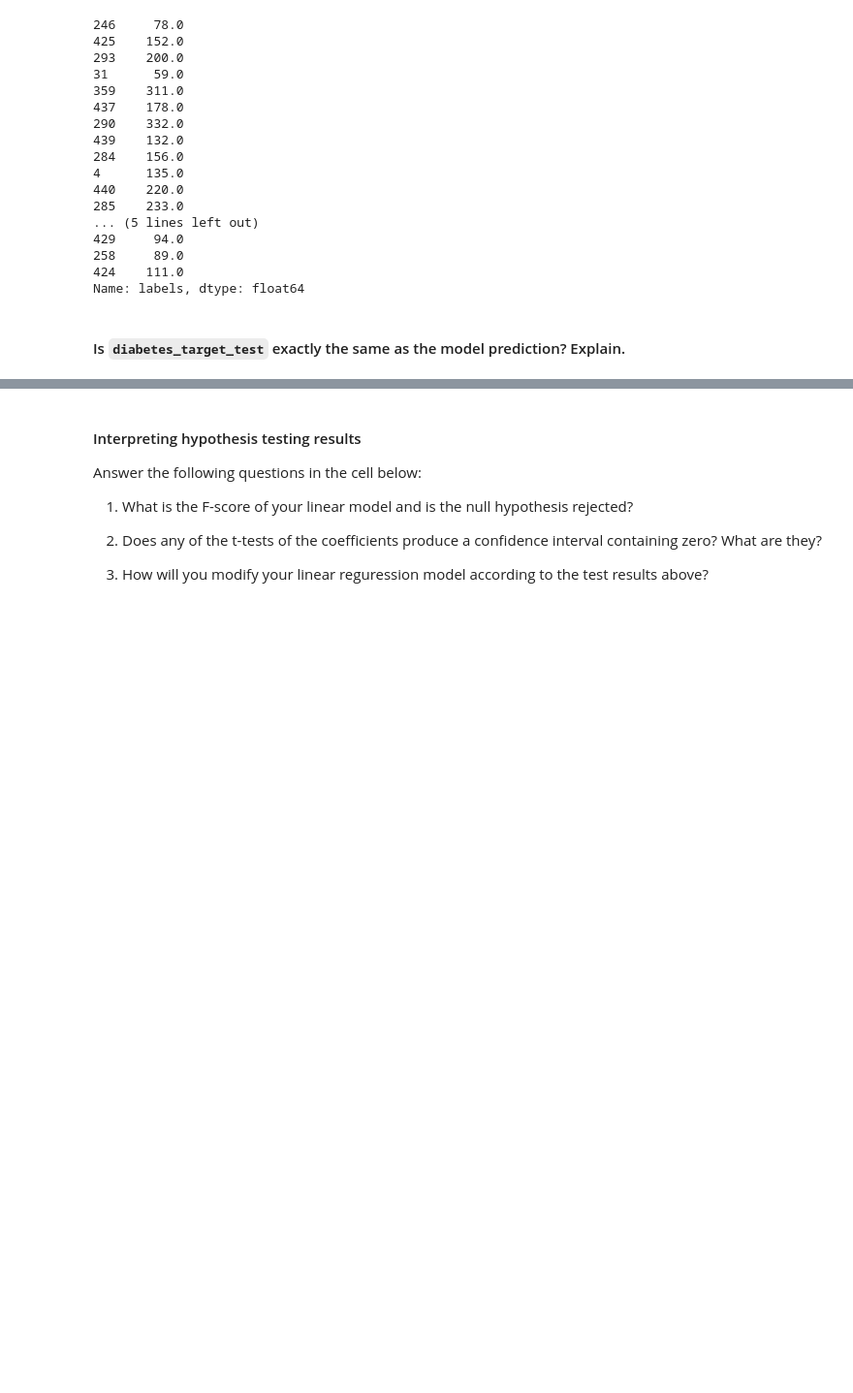
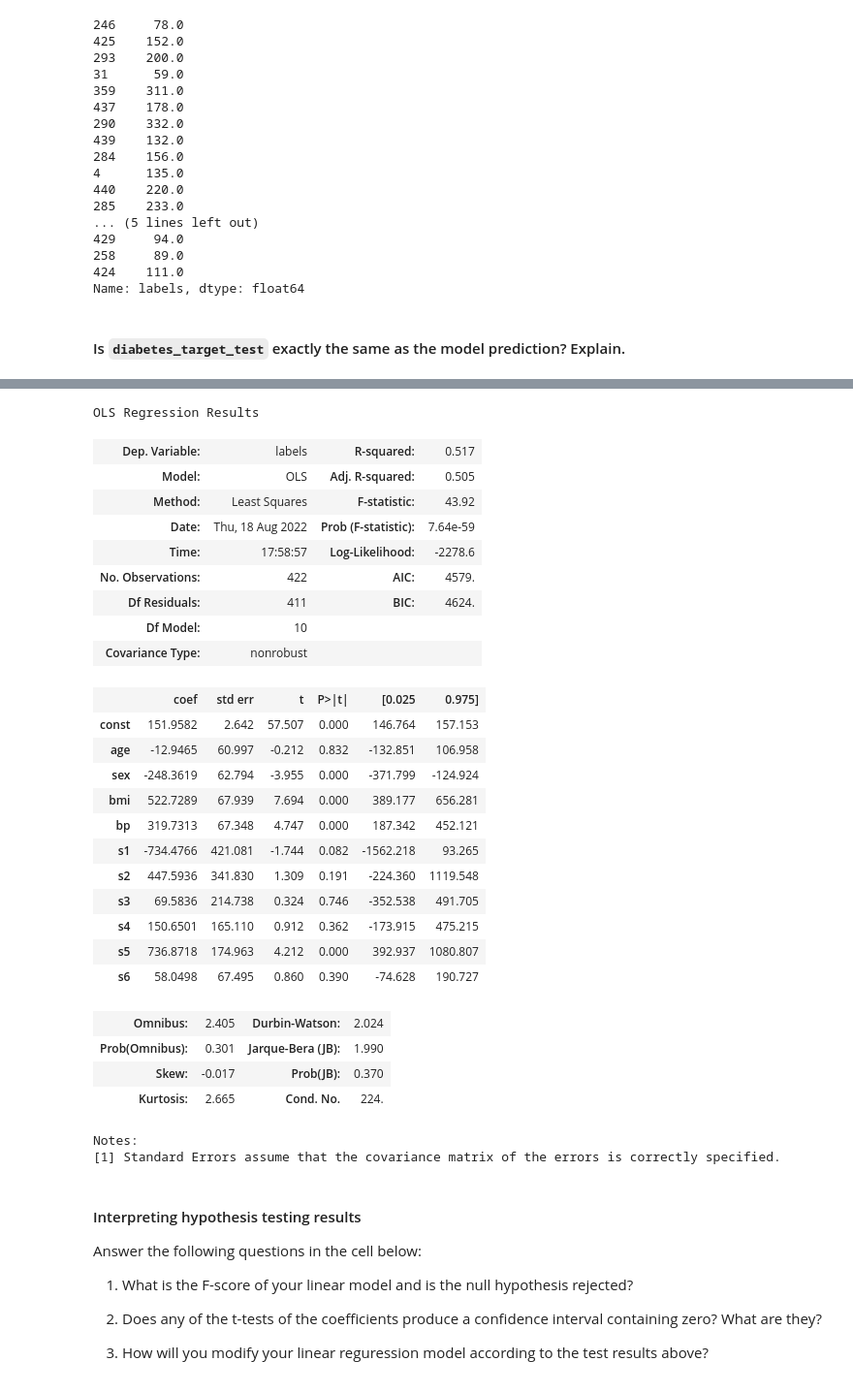
Before and after one commit to ta-data-lis/lab-supervised-learning-sklearn, a Jupyter notebook: your-code/main.ipynb, the cells around one changed output, grey strips where cells are left out. Shown: that part at 97% size. Drawn from its saved outputs; the diff is of its cells as text; code cells hidden in the pictures; blank space fills up the shorter version.

```diff
--- a/your-code/main.ipynb
+++ b/your-code/main.ipynb
@@ -231,3 +229,41 @@ Your output should look like:
+# %%
+# Your code here:
+import statsmodels.api as sm
+
+const = sm.add_constant(diabetes_data_train)
+
+model = sm.OLS(diabetes_target_train, const)
+results = model.fit()
+results.summary()
+# %% [output]
+OLS Regression Results
+| Dep. Variable: | labels | R-squared: | 0.517 |
+| Model: | OLS | Adj. R-squared: | 0.505 |
+| Method: | Least Squares | F-statistic: | 43.92 |
+| Date: | Thu, 18 Aug 2022 | Prob (F-statistic): | 7.64e-59 |
+| Time: | 17:58:57 | Log-Likelihood: | -2278.6 |
+| No. Observations: | 422 | AIC: | 4579. |
+| Df Residuals: | 411 | BIC: | 4624. |
+| Df Model: | 10 |  |  |
+| Covariance Type: | nonrobust |  |  |
+|  | coef | std err | t | P>|t| | [0.025 | 0.975] |
+| const | 151.9582 | 2.642 | 57.507 | 0.000 | 146.764 | 157.153 |
+| age | -12.9465 | 60.997 | -0.212 | 0.832 | -132.851 | 106.958 |
+| sex | -248.3619 | 62.794 | -3.955 | 0.000 | -371.799 | -124.924 |
+| bmi | 522.7289 | 67.939 | 7.694 | 0.000 | 389.177 | 656.281 |
+| bp | 319.7313 | 67.348 | 4.747 | 0.000 | 187.342 | 452.121 |
+| s1 | -734.4766 | 421.081 | -1.744 | 0.082 | -1562.218 | 93.265 |
+| s2 | 447.5936 | 341.830 | 1.309 | 0.191 | -224.360 | 1119.548 |
+| s3 | 69.5836 | 214.738 | 0.324 | 0.746 | -352.538 | 491.705 |
+| s4 | 150.6501 | 165.110 | 0.912 | 0.362 | -173.915 | 475.215 |
+| s5 | 736.8718 | 174.963 | 4.212 | 0.000 | 392.937 | 1080.807 |
+| s6 | 58.0498 | 67.495 | 0.860 | 0.390 | -74.628 | 190.727 |
+| Omnibus: | 2.405 | Durbin-Watson: | 2.024 |
+| Prob(Omnibus): | 0.301 | Jarque-Bera (JB): | 1.990 |
+| Skew: | -0.017 | Prob(JB): | 0.370 |
+| Kurtosis: | 2.665 | Cond. No. | 224. |
+Notes:
+[1] Standard Errors assume that the covariance matrix of the errors is correctly specified.
 # %% [markdown]
 #### Interpreting hypothesis testing results
 
```
Also changed, not shown: parts of 3 cells of this notebook.
